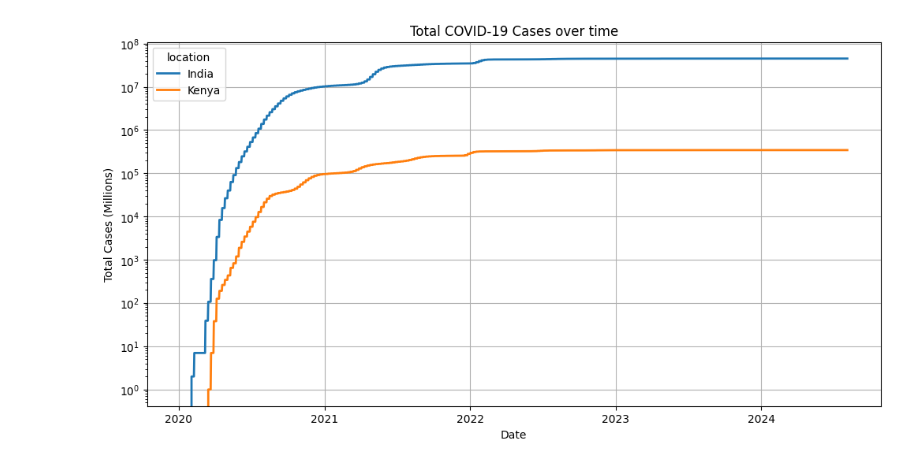
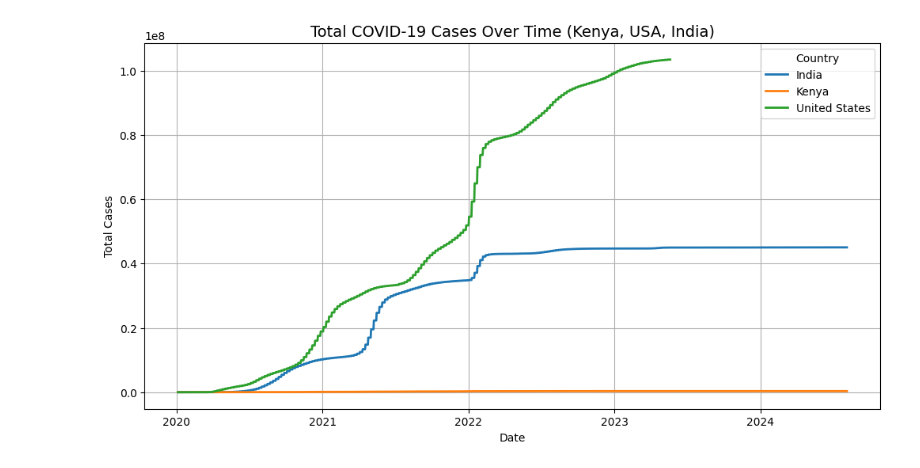
Before and after one commit to AKWANA686/covid-analysis, a Jupyter notebook: global_data_tracker.ipynb, the cells around one changed output. Saved outputs shown, nothing was run; the diff lists cells and outputs as text; code cells hidden in the pictures.

```diff
--- a/global_data_tracker.ipynb
+++ b/global_data_tracker.ipynb
@@ -142,26 +96,18 @@ df_clean[fill_columns] = df_clean[fill_columns].fillna(0)  # Fill missing with 0
 # %%
-"""
-Exploratory Data Analysis (EDA)
-Goal: Generate descriptive statistics & explore trends.
-Plot total cases over time for selected countries.(Line Chart)
-"""
+# Exploratory Data Analysis (EDA)
+# Goal: Generate descriptive statistics & explore trends.
+# Tasks: Plot total cases over time for selected countries.
 import matplotlib.pyplot as plt
 import seaborn as sns
 
-
+# Total Cases over time
 plt.figure(figsize=(12, 6))
-sns.lineplot(
-    data = df_clean,
-    x = 'date',
-    y = 'total_cases',
-    hue = 'location',
-    linewidth = 2
-)
-plt.title('Total COVID-19 Cases over time')
-plt.xlabel('Date')
-plt.ylabel('Total Cases (Millions)')
-plt.yscale("log")  # Log scale for better visualization
+sns.lineplot(data=df_clean, x="date", y="total_cases", hue="location", linewidth=2)
+plt.title("Total COVID-19 Cases Over Time (Kenya, USA, India)", fontsize=14)
+plt.xlabel("Date")
+plt.ylabel("Total Cases")
 plt.grid(True)
+plt.legend(title="Country")
 plt.show()
 # %% [output]
-[figure, old version]
+[figure, new version]
```
Also changed, not shown: parts of 27 cells of this notebook, 1 other file.
